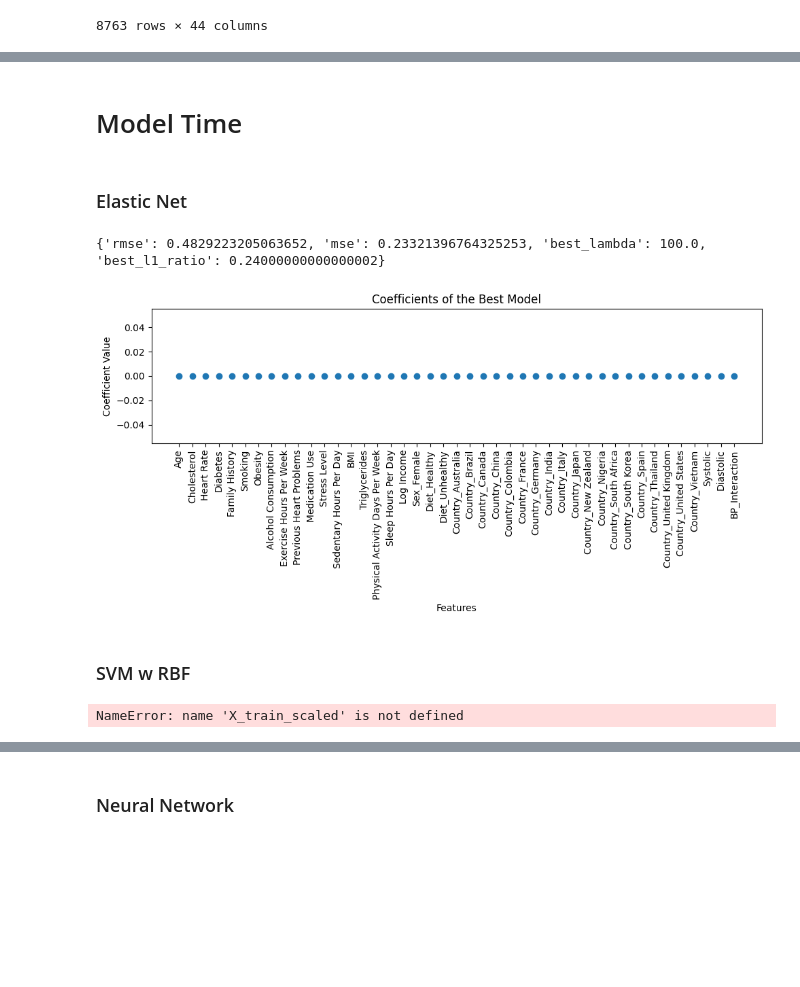
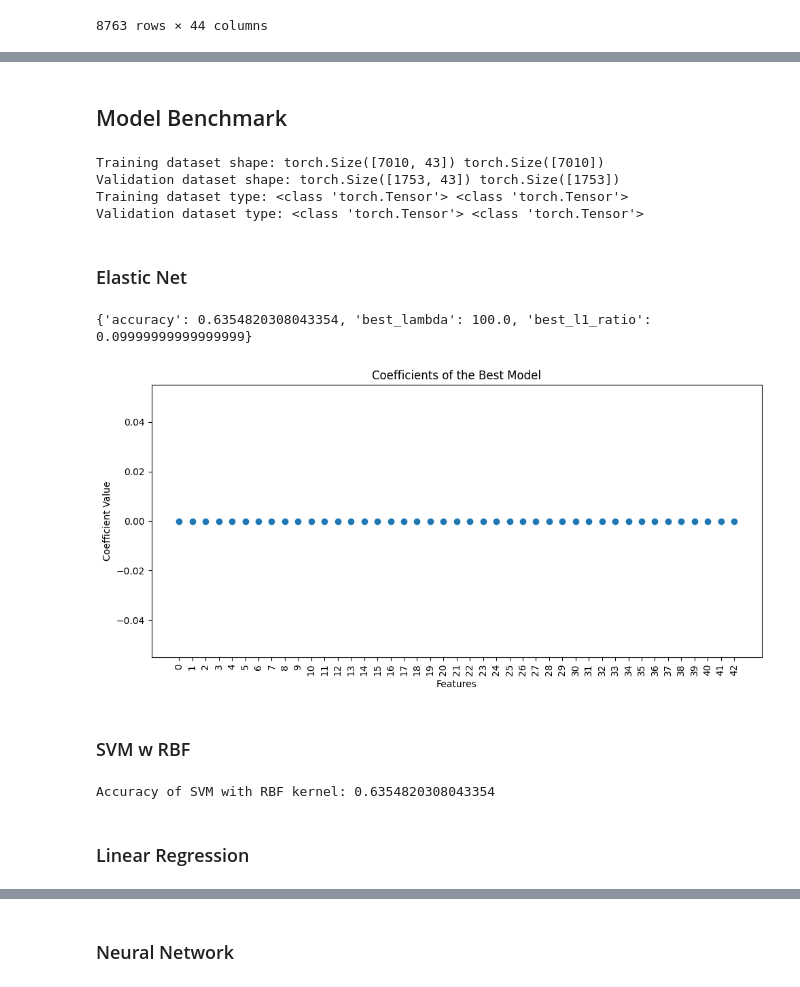
Before and after one commit to utilityfog/PVM, a Jupyter notebook: Predicting Heart Attack Risk/Predicting Heart Attack Risk.ipynb, the cells around one changed output, grey strips where cells are left out. Cells and saved outputs as stored; diff of their text form; code cells hidden in the pictures; blank space fills up the shorter version.

Commit message:
Ran SVM, lin reg, elasticnet, nn, and transformer

```diff
--- a/Predicting Heart Attack Risk/Predicting Heart Attack Risk.ipynb
+++ b/Predicting Heart Attack Risk/Predicting Heart Attack Risk.ipynb
@@ -186,15 +182,57 @@ Shape of y_test: (1753,)
 # %% [markdown]
-# Model Time
+## Model Benchmark
+# %%
+import torch
+import torch.nn as nn
+import numpy as np
+from sklearn.metrics import accuracy_score
+from torch.utils.data import DataLoader, TensorDataset
+import pandas as pd
+
+# Convert from numpy arrays or pandas DataFrames to PyTorch Tensors
+X_train = torch.tensor(X_train.values.astype(np.float32)) if isinstance(X_train, pd.DataFrame) else torch.tensor(X_train.astype(np.float32))
+y_train = torch.tensor(y_train.values.astype(np.int64)) if isinstance(y_train, pd.Series) else torch.tensor(y_train.astype(np.int64))
+X_test = torch.tensor(X_test.values.astype(np.float32)) if isinstance(X_test, pd.DataFrame) else torch.tensor(X_test.astype(np.float32))
+y_test = torch.tensor(y_test.values.astype(np.int64)) if isinstance(y_test, pd.Series) else torch.tensor(y_test.astype(np.int64))
+
+# Define datasets and DataLoader
+train_dataset = TensorDataset(X_train, y_train)
+val_dataset = TensorDataset(X_test, y_test)
+train_loader = DataLoader(train_dataset, batch_size=64, shuffle=True)
+val_loader = DataLoader(val_dataset, batch_size=64, shuffle=False)
+print("Training dataset shape:", X_train.shape, y_train.shape)
+print("Validation dataset shape:", X_test.shape, y_test.shape)
+print("Training dataset type:", type(X_train), type(y_train))
+print("Validation dataset type:", type(X_test), type(y_test))
+
+def calculate_accuracy(model, data_loader):
+    model.eval()  # Set model to evaluation mode
+
+    predictions, actuals = [], []
+    with torch.no_grad():
+        for data, targets in data_loader:
+            outputs = model(data)
+            predicted_classes = torch.sigmoid(outputs).round()
+            predictions.extend(predicted_classes.numpy().flatten())
+            actuals.extend(targets.numpy())
+
+    accuracy = accuracy_score(actuals, predictions)
+    return accuracy
+# %% [output]
+Training dataset shape: torch.Size([7010, 43]) torch.Size([7010])
+Validation dataset shape: torch.Size([1753, 43]) torch.Size([1753])
+Training dataset type: <class 'torch.Tensor'> <class 'torch.Tensor'>
+Validation dataset type: <class 'torch.Tensor'> <class 'torch.Tensor'>
 # %% [markdown]
 ### Elastic Net
 # %%
 from sklearn.linear_model import ElasticNetCV
-from sklearn.metrics import mean_squared_error
+from sklearn.metrics import mean_squared_error, accuracy_score
 import numpy as np
 import pandas as pd
 import matplotlib.pyplot as plt
 
-def elastic_net_search(X_train, y_train, X_test, y_test):
+def elastic_net_search(X_train, y_train, X_test, y_test, threshold=0.5):
     # Setup ElasticNetCV with more iterations
     model = ElasticNetCV(cv=5, l1_ratio=np.linspace(0.01, 1, 100), alphas=np.logspace(-6, 2, 100),
                          max_iter=5000, tol=0.0001, random_state=42)
@@ -203,56 +241,58 @@ def elastic_net_search(X_train, y_train, X_test, y_test):
 
     # Predicting on test set
     y_pred = model.predict(X_test)
 
-    # Calculating RMSE and MSE
-    rmse = np.sqrt(mean_squared_error(y_test, y_pred))
-    mse = mean_squared_error(y_test, y_pred)
+    # Binarize predictions based on a threshold
+    y_pred_binarized = (y_pred > threshold).astype(int)
+
+    # Calculating Accuracy
+    accuracy = accuracy_score(y_test, y_pred_binarized)
 
     results = {
-        'rmse': rmse,
-        'mse': mse,
+        'accuracy': accuracy,
         'best_lambda': model.alpha_,
         'best_l1_ratio': model.l1_ratio_
     }
 
     return results
 
 results = elastic_net_search(X_train, y_train, X_test, y_test)
 print(results)
 
 # Plotting coefficients of the best model
 best_model = ElasticNetCV(cv=5, l1_ratio=results['best_l1_ratio'], alphas=[results['best_lambda']],
                           max_iter=5000, tol=0.01, random_state=42)
 
 best_model.fit(X_train, y_train)
 coefficients = best_model.coef_
 
 plt.figure(figsize=(10, 5))
 plt.plot(coefficients, marker='o', linestyle='none')
 plt.title('Coefficients of the Best Model')
 plt.xlabel('Features')
 plt.ylabel('Coefficient Value')
-plt.xticks(ticks=np.arange(len(coefficients)), labels=X.columns, rotation=90)
+plt.xticks(ticks=np.arange(len(coefficients)), rotation=90)
 plt.tight_layout()
 plt.show()
 # %% [output]
-{'rmse': 0.4829223205063652, 'mse': 0.23321396764325253, 'best_lambda': 100.0, 'best_l1_ratio': 0.24000000000000002}
+{'accuracy': 0.6354820308043354, 'best_lambda': 100.0, 'best_l1_ratio': 0.09999999999999999}
-[figure, old version]
+[figure, new version]
 # %% [markdown]
 ### SVM w RBF
 # %%
 from sklearn.svm import SVC
-from sklearn.metrics import accuracy_score
 
 # SVM with RBF kernel
 svm_model = SVC(kernel='rbf', gamma='scale')
-svm_model.fit(X_train_scaled, y_train)
+svm_model.fit(X_train, y_train)
 
 # Predictions
-y_pred = svm_model.predict(X_test_scaled)
+y_pred = svm_model.predict(X_test)
 
 # Evaluation
 accuracy = accuracy_score(y_test, y_pred)
 print(f'Accuracy of SVM with RBF kernel: {accuracy}')
 # %% [output]
-NameError: name 'X_train_scaled' is not defined
+Accuracy of SVM with RBF kernel: 0.6354820308043354
+# %% [markdown]
+### Linear Regression
```
Also changed, not shown: parts of 42 cells of this notebook, 1 other file.
